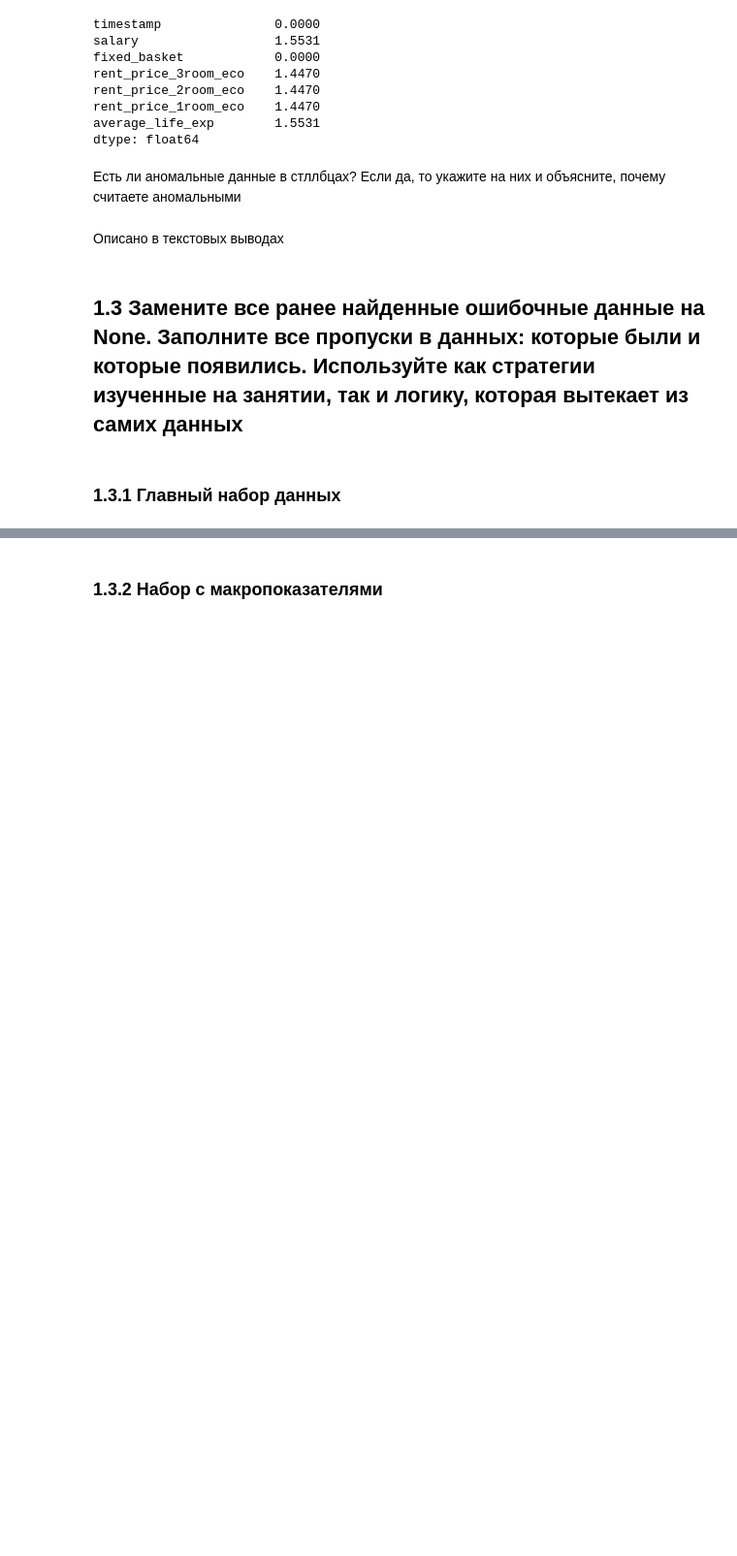
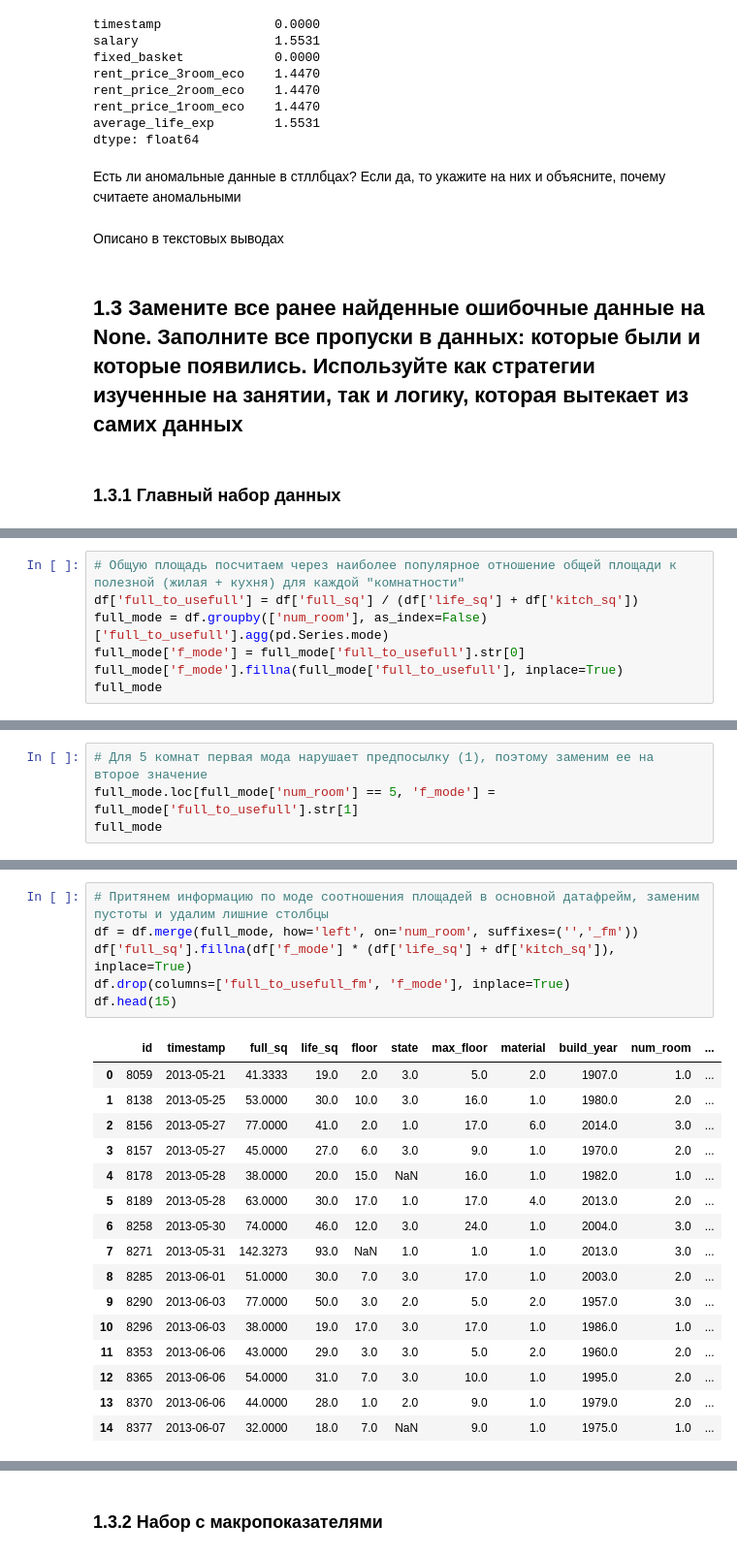
Before and after one commit to dmikhailov89/learning, a Jupyter notebook: final-project/final-project.ipynb, the cells around one changed output, grey strips where cells are left out. Shown: that part at 97% size. Saved outputs shown, nothing was run; the diff lists cells and outputs as text; blank space fills up the shorter version.

```diff
--- a/final-project/final-project.ipynb
+++ b/final-project/final-project.ipynb
@@ -406,0 +577,7 @@ df.sort_values(by=['full_sq'], ascending=False).head(15)
+# %%
+# Общую площадь посчитаем через наиболее популярное отношение общей площади к полезной (жилая + кухня) для каждой "комнатности"
+df['full_to_usefull'] = df['full_sq'] / (df['life_sq'] + df['kitch_sq'])
+full_mode = df.groupby(['num_room'], as_index=False)['full_to_usefull'].agg(pd.Series.mode)
+full_mode['f_mode'] = full_mode['full_to_usefull'].str[0]
+full_mode['f_mode'].fillna(full_mode['full_to_usefull'], inplace=True)
+full_mode
@@ -406,0 +598,4 @@ df.sort_values(by=['full_sq'], ascending=False).head(15)
+# %%
+# Для 5 комнат первая мода нарушает предпосылку (1), поэтому заменим ее на второе значение
+full_mode.loc[full_mode['num_room'] == 5, 'f_mode'] = full_mode['full_to_usefull'].str[1]
+full_mode
@@ -406,0 +616,23 @@ df.sort_values(by=['full_sq'], ascending=False).head(15)
+# %%
+# Притянем информацию по моде соотношения площадей в основной датафрейм, заменим пустоты и удалим лишние столбцы
+df = df.merge(full_mode, how='left', on='num_room', suffixes=('','_fm'))
+df['full_sq'].fillna(df['f_mode'] * (df['life_sq'] + df['kitch_sq']), inplace=True)
+df.drop(columns=['full_to_usefull_fm', 'f_mode'], inplace=True)
+df.head(15)
+# %% [output]
+|  | id | timestamp | full_sq | life_sq | floor | state | max_floor | material | build_year | num_room | ... |
+| 0 | 8059 | 2013-05-21 | 41.3333 | 19.0 | 2.0 | 3.0 | 5.0 | 2.0 | 1907.0 | 1.0 | ... |
+| 1 | 8138 | 2013-05-25 | 53.0000 | 30.0 | 10.0 | 3.0 | 16.0 | 1.0 | 1980.0 | 2.0 | ... |
+| 2 | 8156 | 2013-05-27 | 77.0000 | 41.0 | 2.0 | 1.0 | 17.0 | 6.0 | 2014.0 | 3.0 | ... |
+| 3 | 8157 | 2013-05-27 | 45.0000 | 27.0 | 6.0 | 3.0 | 9.0 | 1.0 | 1970.0 | 2.0 | ... |
+| 4 | 8178 | 2013-05-28 | 38.0000 | 20.0 | 15.0 | NaN | 16.0 | 1.0 | 1982.0 | 1.0 | ... |
+| 5 | 8189 | 2013-05-28 | 63.0000 | 30.0 | 17.0 | 1.0 | 17.0 | 4.0 | 2013.0 | 2.0 | ... |
+| 6 | 8258 | 2013-05-30 | 74.0000 | 46.0 | 12.0 | 3.0 | 24.0 | 1.0 | 2004.0 | 3.0 | ... |
+| 7 | 8271 | 2013-05-31 | 142.3273 | 93.0 | NaN | 1.0 | 1.0 | 1.0 | 2013.0 | 3.0 | ... |
+| 8 | 8285 | 2013-06-01 | 51.0000 | 30.0 | 7.0 | 3.0 | 17.0 | 1.0 | 2003.0 | 2.0 | ... |
+| 9 | 8290 | 2013-06-03 | 77.0000 | 50.0 | 3.0 | 2.0 | 5.0 | 2.0 | 1957.0 | 3.0 | ... |
+| 10 | 8296 | 2013-06-03 | 38.0000 | 19.0 | 17.0 | 3.0 | 17.0 | 1.0 | 1986.0 | 1.0 | ... |
+| 11 | 8353 | 2013-06-06 | 43.0000 | 29.0 | 3.0 | 3.0 | 5.0 | 2.0 | 1960.0 | 2.0 | ... |
+| 12 | 8365 | 2013-06-06 | 54.0000 | 31.0 | 7.0 | 3.0 | 10.0 | 1.0 | 1995.0 | 2.0 | ... |
+| 13 | 8370 | 2013-06-06 | 44.0000 | 28.0 | 1.0 | 2.0 | 9.0 | 1.0 | 1979.0 | 2.0 | ... |
+| 14 | 8377 | 2013-06-07 | 32.0000 | 18.0 | 7.0 | NaN | 9.0 | 1.0 | 1975.0 | 1.0 | ... |
```
Also changed, not shown: parts of 55 cells of this notebook.
